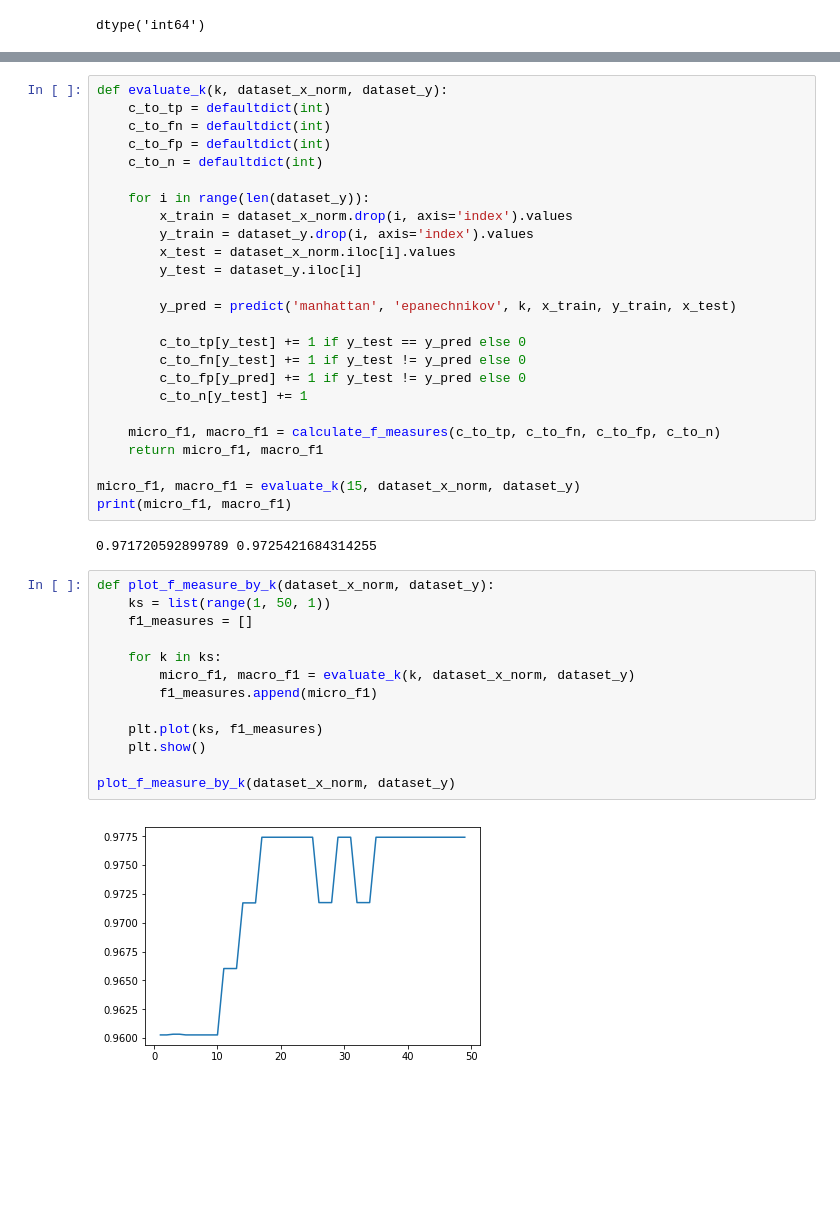
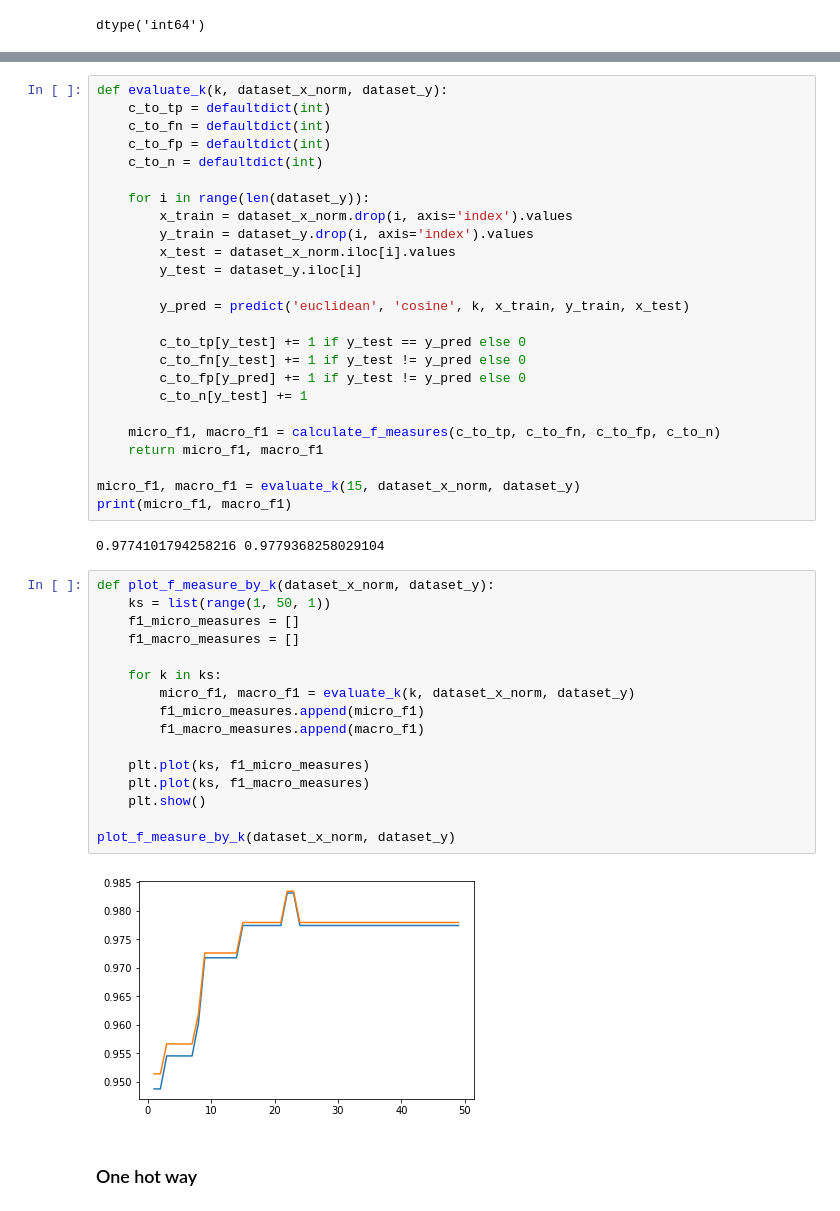
Before and after one commit to artvopilov/itmo_ml_labs, a Jupyter notebook: jupyter_notebooks/knn_regression.ipynb, the cells around one changed output, grey strips where cells are left out. Saved outputs shown, nothing was run; the diff lists cells and outputs as text; blank space fills up the shorter version.

```diff
--- a/jupyter_notebooks/knn_regression.ipynb
+++ b/jupyter_notebooks/knn_regression.ipynb
@@ -118,7 +118,7 @@ def evaluate_k(k, dataset_x_norm, dataset_y):
         x_test = dataset_x_norm.iloc[i].values
         y_test = dataset_y.iloc[i]
 
-        y_pred = predict('manhattan', 'epanechnikov', k, x_train, y_train, x_test)
+        y_pred = predict('euclidean', 'cosine', k, x_train, y_train, x_test)
 
         c_to_tp[y_test] += 1 if y_test == y_pred else 0
         c_to_fn[y_test] += 1 if y_test != y_pred else 0
@@ -131,19 +131,24 @@ def evaluate_k(k, dataset_x_norm, dataset_y):
 micro_f1, macro_f1 = evaluate_k(15, dataset_x_norm, dataset_y)
 print(micro_f1, macro_f1)
 # %% [output]
-0.971720592899789 0.9725421684314255
+0.9774101794258216 0.9779368258029104
 # %%
 def plot_f_measure_by_k(dataset_x_norm, dataset_y):
     ks = list(range(1, 50, 1))
-    f1_measures = []
+    f1_micro_measures = []
+    f1_macro_measures = []
 
     for k in ks:
         micro_f1, macro_f1 = evaluate_k(k, dataset_x_norm, dataset_y)
-        f1_measures.append(micro_f1)
+        f1_micro_measures.append(micro_f1)
+        f1_macro_measures.append(macro_f1)
 
-    plt.plot(ks, f1_measures)
+    plt.plot(ks, f1_micro_measures)
+    plt.plot(ks, f1_macro_measures)
     plt.show()
 
 plot_f_measure_by_k(dataset_x_norm, dataset_y)
 # %% [output]
-[figure, old version]
+[figure, new version]
+# %% [markdown]
+### One hot way
```
Also changed, not shown: parts of 6 cells of this notebook.
